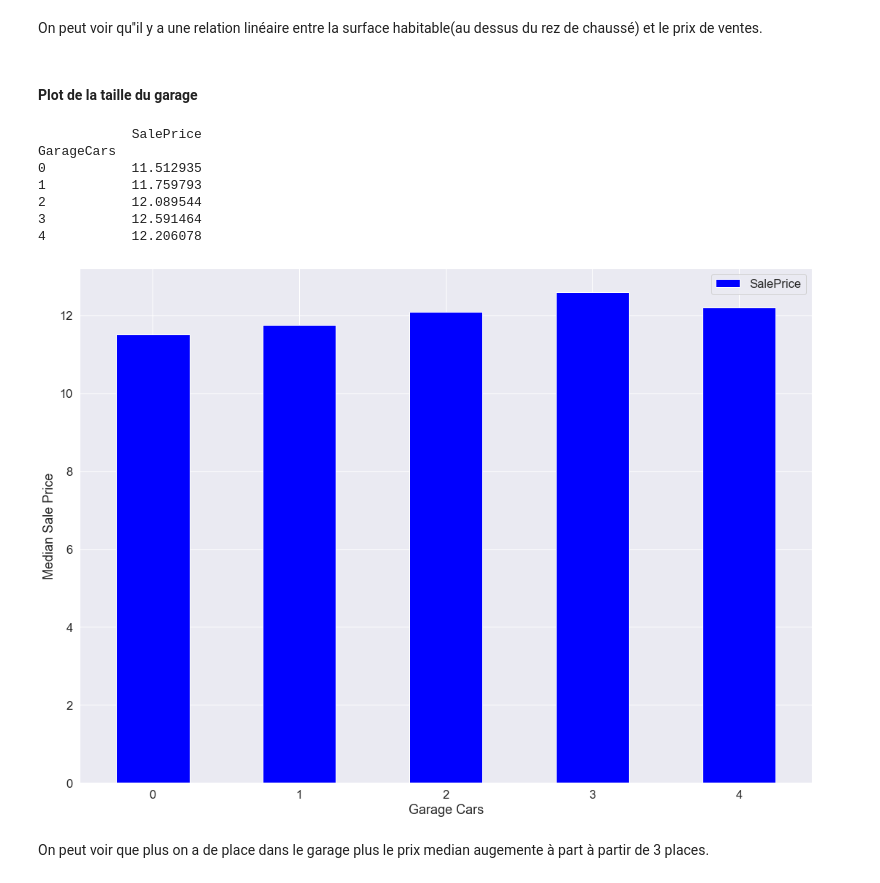
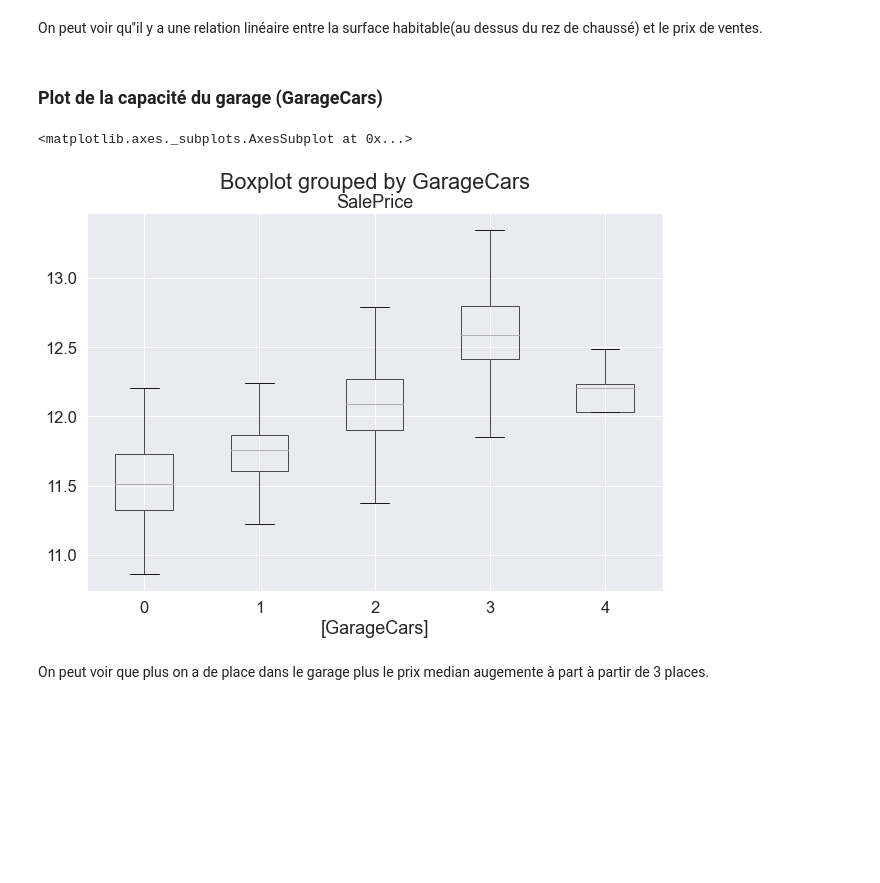
Before and after one commit to freya-git/LAVA, a Jupyter notebook: CRISP-DM_Template.ipynb, the cells around one changed output. Cells and saved outputs as stored; diff of their text form; code cells hidden in the pictures; blank space fills up the shorter version.

Commit message:
Update CRISP-DM_Template.ipynb
plot + texte

```diff
--- a/CRISP-DM_Template.ipynb
+++ b/CRISP-DM_Template.ipynb
@@ -723,26 +716,12 @@ plt.show()
 # %% [markdown]
 On peut voir qu''il y a une relation linéaire entre la surface habitable(au dessus du rez de chaussé) et le prix de ventes.
 # %% [markdown]
-#### Plot de la taille du garage
+### Plot de la capacité du garage (GarageCars)
-# %%
-quality_pivot = train.pivot_table(index='GarageCars',values='SalePrice', aggfunc=np.median)
-
-print(quality_pivot)
-
-quality_pivot.plot(kind='bar', color='blue')
-plt.xlabel('Garage Cars')
-plt.ylabel('Median Sale Price')
-plt.xticks(rotation=0)
-plt.show()
-# %% [output]
-            SalePrice
-GarageCars
-0           11.512935
-1           11.759793
-2           12.089544
-3           12.591464
-4           12.206078
-[figure, removed]
+# %%
+train.boxplot(column='SalePrice', by=['GarageCars'], figsize=(10,7), showfliers=False)
+# %% [output]
+<matplotlib.axes._subplots.AxesSubplot at 0x...>
+[figure, added]
 # %% [markdown]
 On peut voir que plus on a de place dans le garage plus le prix median augemente à part à partir de 3 places.
 # %% [markdown]
```
Also changed, not shown: parts of 19 cells of this notebook.
